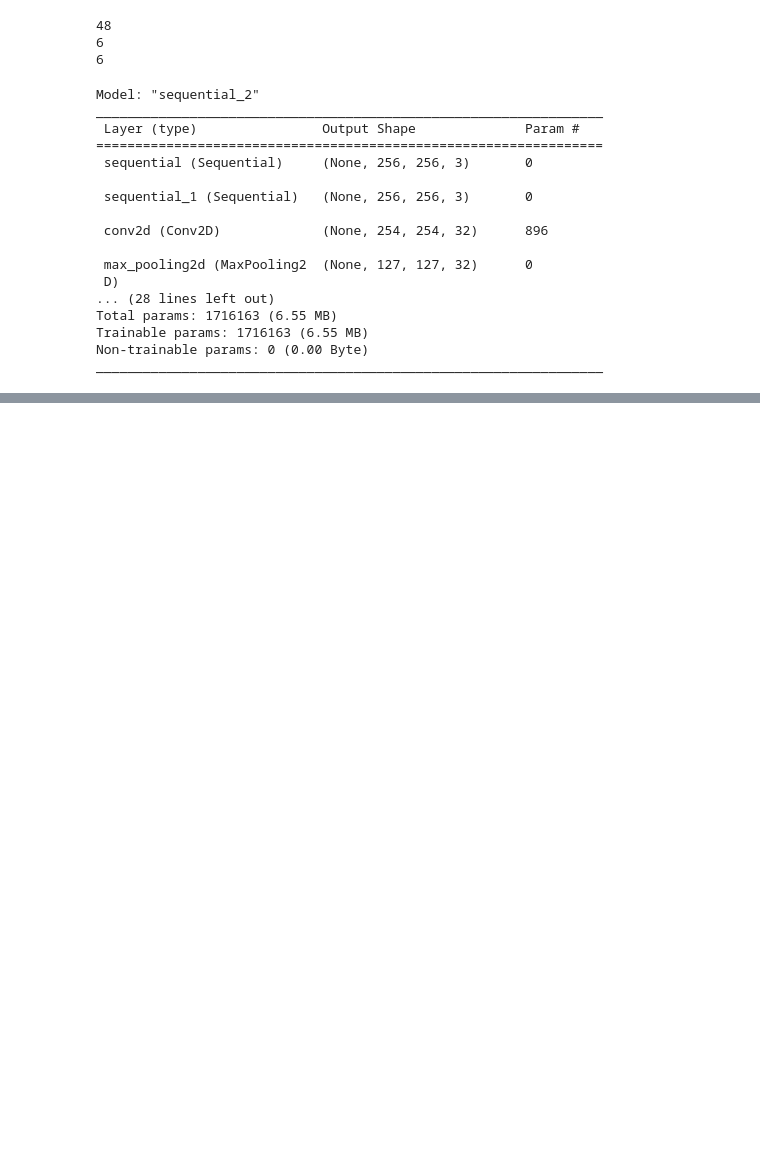
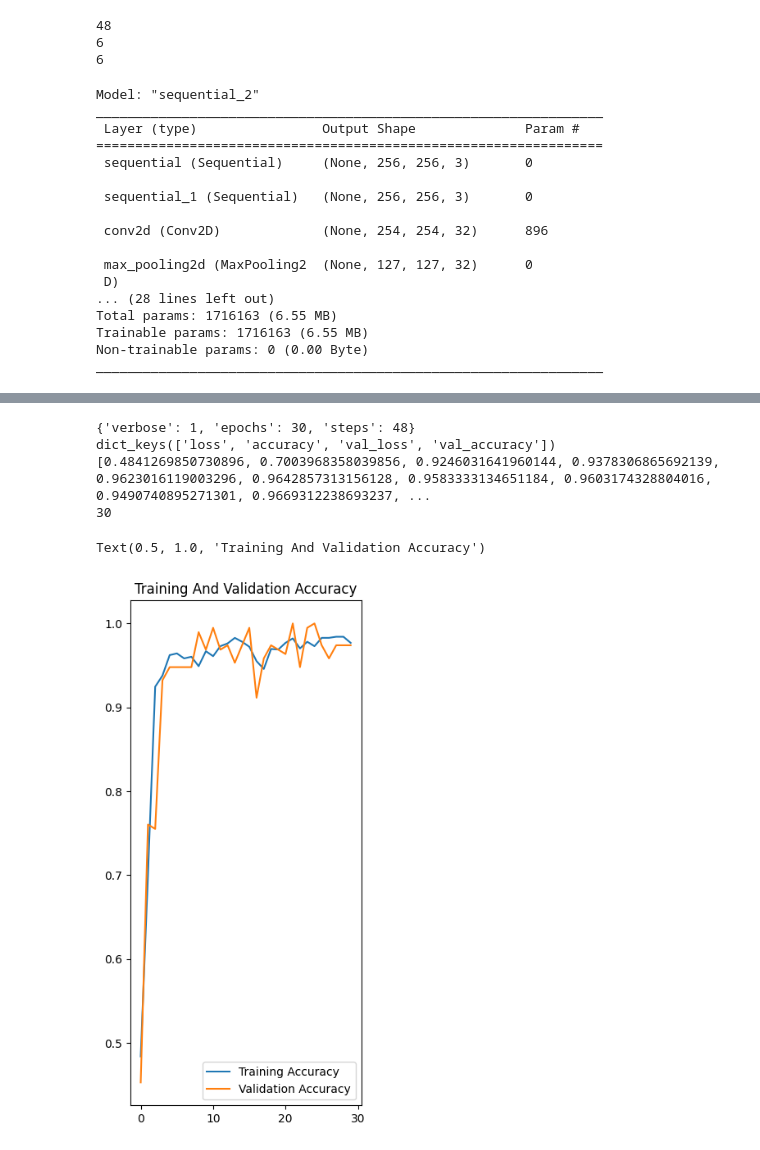
Before and after one commit to unninakul/meat-quality-assessment, a Jupyter notebook: Meat_Quality_Analysis_using_Deep_Learning.ipynb, the cells around one changed output, grey strips where cells are left out. Saved outputs shown, nothing was run; the diff lists cells and outputs as text; code cells hidden in the pictures; blank space fills up the shorter version.

```diff
--- a/Meat_Quality_Analysis_using_Deep_Learning.ipynb
+++ b/Meat_Quality_Analysis_using_Deep_Learning.ipynb
@@ -229,0 +230,26 @@ scores
+# %%
+#For Evaluation of Model
+print(history.params)
+print(history.history.keys())
+print(history.history['accuracy'])
+print(len(history.history['accuracy']))
+acc=history.history['accuracy']
+val_acc=history.history['val_accuracy']
+loss=history.history['loss']
+val_loss=history.history['val_loss']
+# %% [output]
+{'verbose': 1, 'epochs': 30, 'steps': 48}
+dict_keys(['loss', 'accuracy', 'val_loss', 'val_accuracy'])
+[0.4841269850730896, 0.7003968358039856, 0.9246031641960144, 0.9378306865692139, 0.9623016119003296, 0.9642857313156128, 0.9583333134651184, 0.9603174328804016, 0.9490740895271301, 0.9669312238693237, ...
+30
+# %%
+#Training & Validation accuracy evaluation
+plt.figure(figsize=(8, 8))
+plt.subplot(1, 2, 1)
+plt.plot(range(EPOCHS), acc, label='Training Accuracy')
+plt.plot(range(EPOCHS), val_acc, label='Validation Accuracy')
+plt.legend(loc='lower right')  # Corrected the location parameter
+plt.title('Training And Validation Accuracy')
+# %% [output]
+Text(0.5, 1.0, 'Training And Validation Accuracy')
+[figure, added]
```
Also changed, not shown: parts of 5 cells of this notebook.
